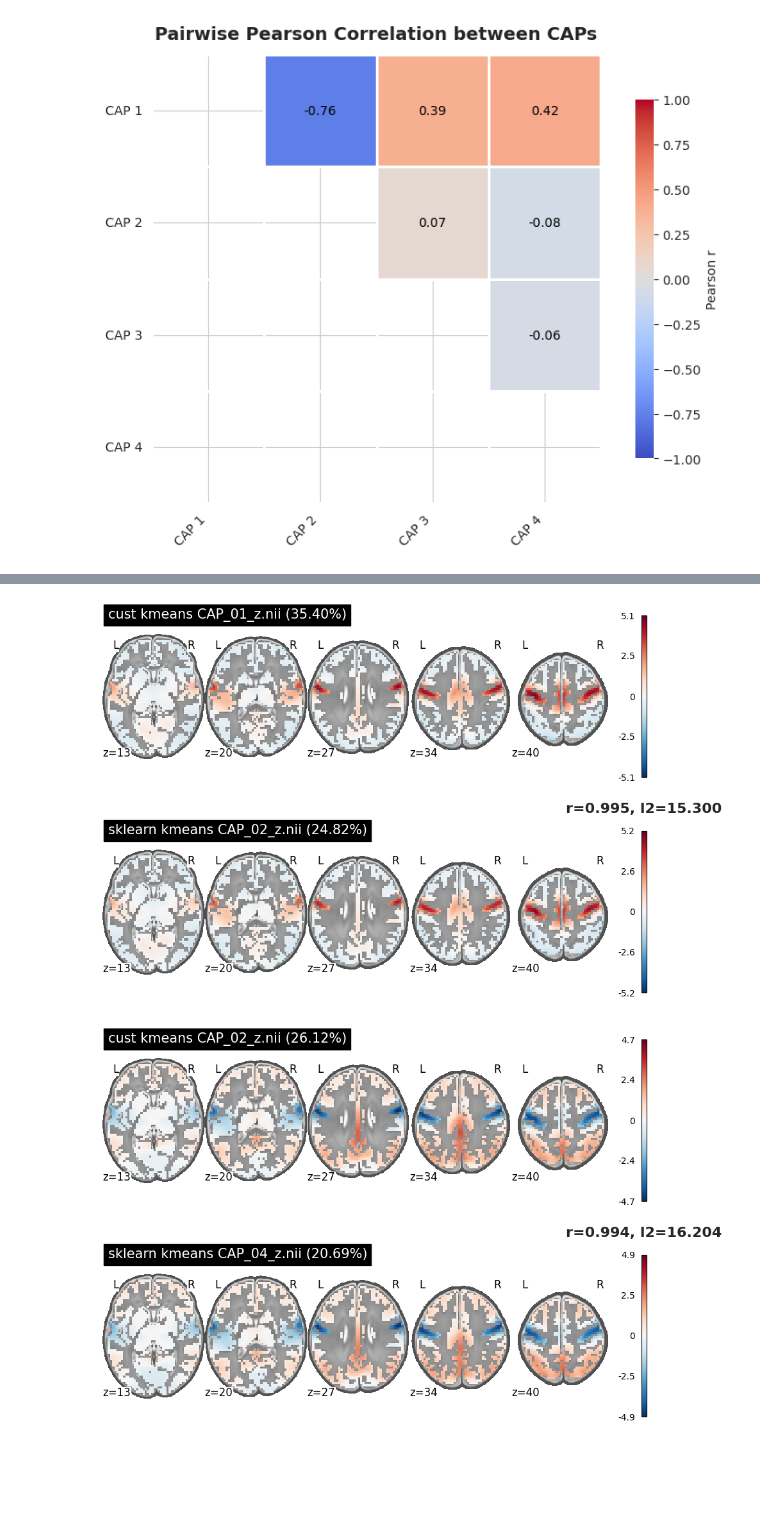
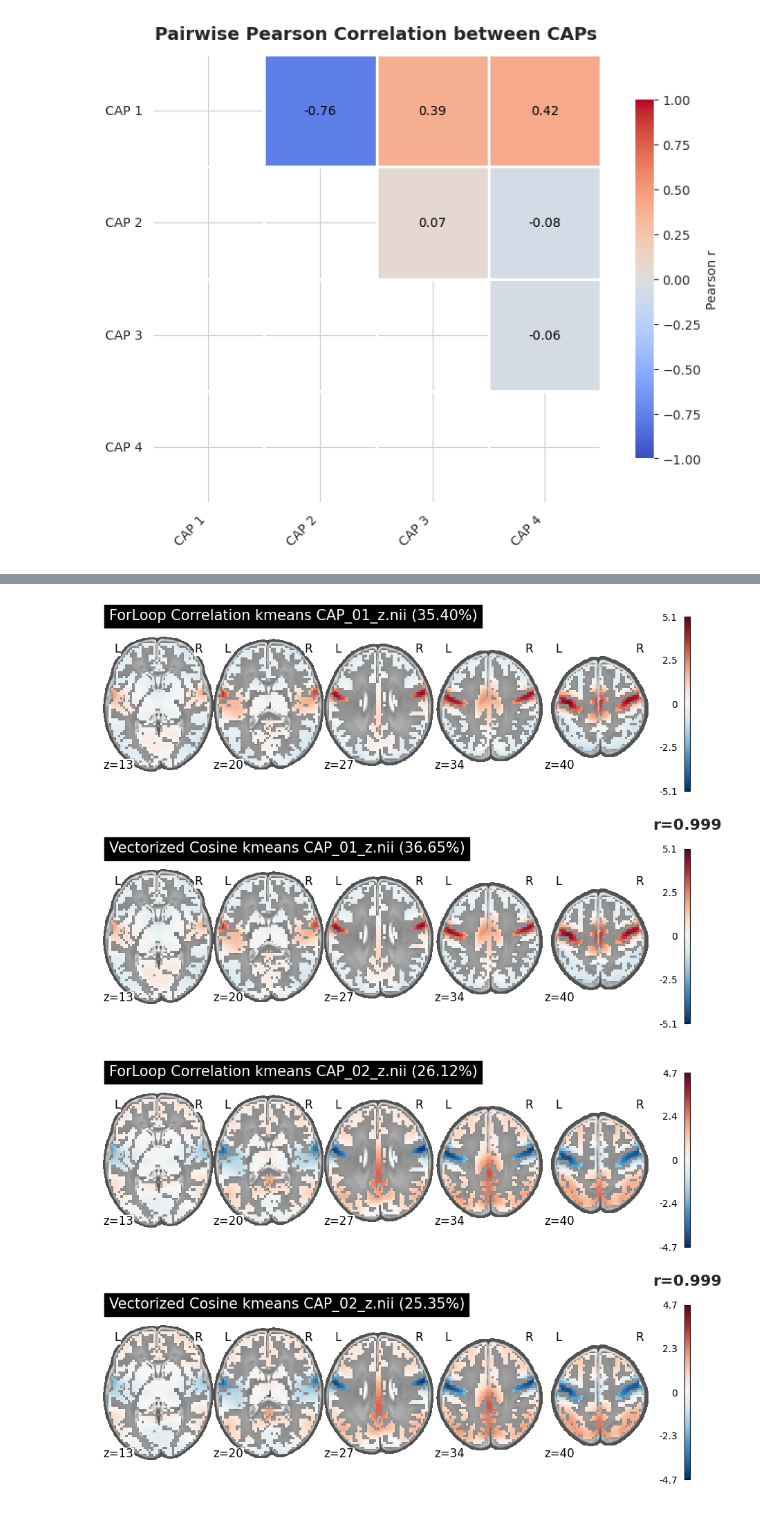
Before and after one commit to seb2o/devCAPs, a Jupyter notebook: src/compare_caps.ipynb, the cells around one changed output, grey strips where cells are left out. Drawn from its saved outputs; the diff is of its cells as text; code cells hidden in the pictures; blank space fills up the shorter version.

Commit message:
compare forloop correlation with vectorized cosine

```diff
--- a/src/compare_caps.ipynb
+++ b/src/compare_caps.ipynb
@@ -60,7 +60,7 @@ plt.show()
 # %% [output]
 [figure]
 # %%
-sklearn_folder = paths.sample_derivatives / "sklearn_kmeans_dist-correlation_ttype-percentage_tvalue-15_k-4_ninits-50_activation-pos_n-481"
+sklearn_folder = paths.sample_derivatives / "vectorizedCorr_kmeans_dist-correlation_ttype-percentage_tvalue-15_k-4_ninits-50_activation-pos_n-481"
 custkmeans_folder = paths.sample_derivatives / "cust_kmeans_dist-correlation_ttype-percentage_tvalue-15_k-4_ninits-50_activation-pos_n-481"
 # %%
 sklearn_cap_paths = sorted(sklearn_folder.glob("CAP_*_z.nii"))
@@ -117,8 +117,4 @@ plt.show()
 # %%
-import matplotlib.pyplot as plt
-from nilearn import plotting
-import nibabel as nib
-
 for custkmeans_cap_id in range(corrs.shape[0]):
 
     sklearn_cap_id = np.argmax(corrs[custkmeans_cap_id, :])
@@ -132,35 +128,35 @@ for custkmeans_cap_id in range(corrs.shape[0]):
 
     term_cap_img = nib.load(custkmeans_cap)
     preterm_cap_img = nib.load(sklearn_cap)
 
     fig, axes = plt.subplots(2, 1, figsize=(11, 8))
 
     cut_coords = [13, 20 ,27, 34, 40]
     display1 = plotting.plot_stat_map(
         term_cap_img,
-        title=f"cust kmeans {custkmeans_cap.name} ({custkmeans_cap_prop:.2f}%)",
+        title=f"ForLoop Correlation kmeans {custkmeans_cap.name} ({custkmeans_cap_prop:.2f}%)",
         bg_img=paths.ext40Template,
         black_bg=False,
         display_mode="z",
         cut_coords=cut_coords,
         colorbar=True,
         axes=axes[0],
         figure=fig,
     )
 
     display2 = plotting.plot_stat_map(
         preterm_cap_img,
-        title=f"sklearn kmeans {sklearn_cap.name} ({sklearn_cap_prop:.2f}%)",
+        title=f"Vectorized Cosine kmeans {sklearn_cap.name} ({sklearn_cap_prop:.2f}%)",
         bg_img=paths.ext40Template,
         black_bg=False,
         display_mode="z",
         cut_coords=cut_coords,
         colorbar=True,
         axes=axes[1],
         figure=fig,
     )
-    plt.title(f"r={correlation:.3f}, l2={distance:.3f}", fontsize=16, weight="bold", pad=20)
+    plt.title(f"r={correlation:.3f}", fontsize=16, weight="bold", pad=20)
     plt.show()
 # %% [output]
-[figure, old version]
+[figure, new version]
-[figure, old version]
+[figure, new version]
```
Also changed, not shown: parts of 2 cells of this notebook.
